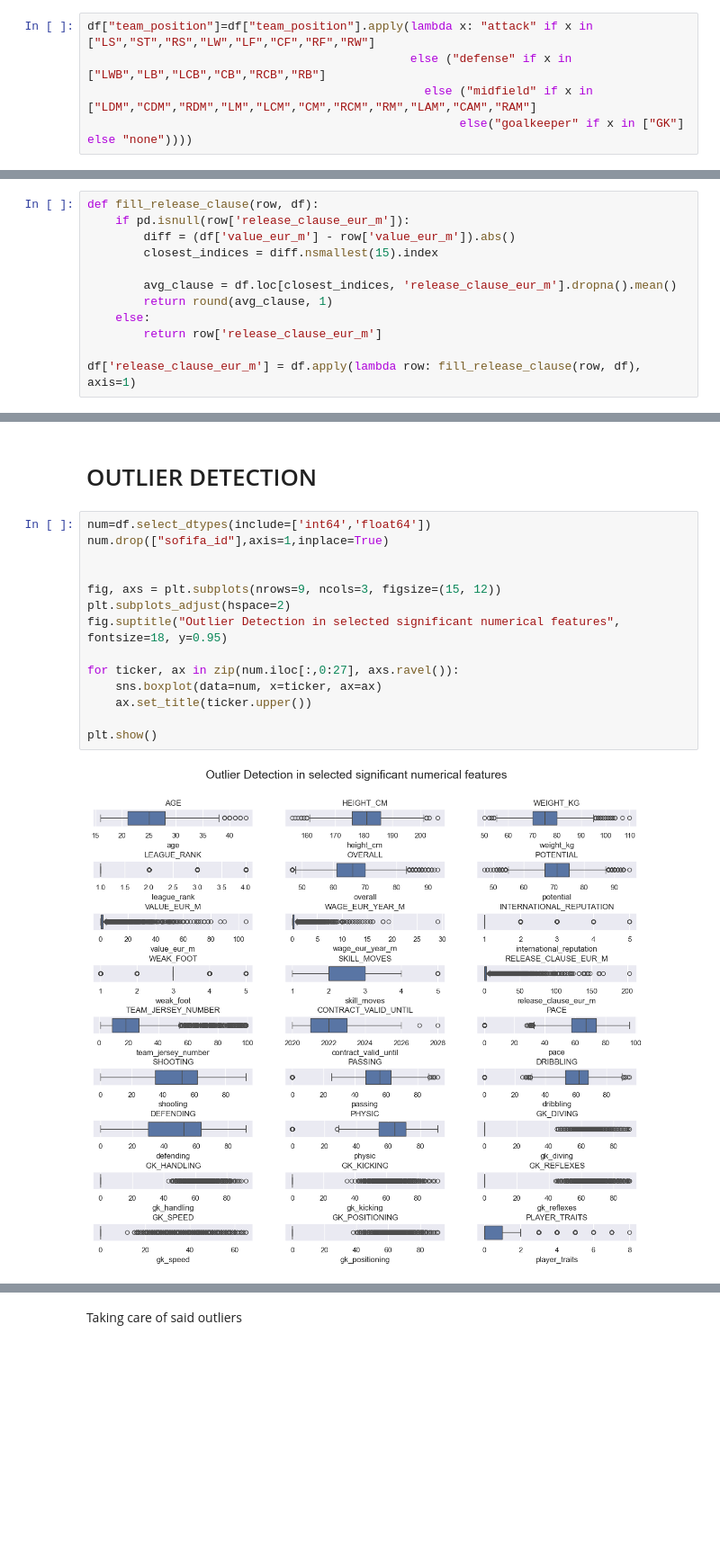
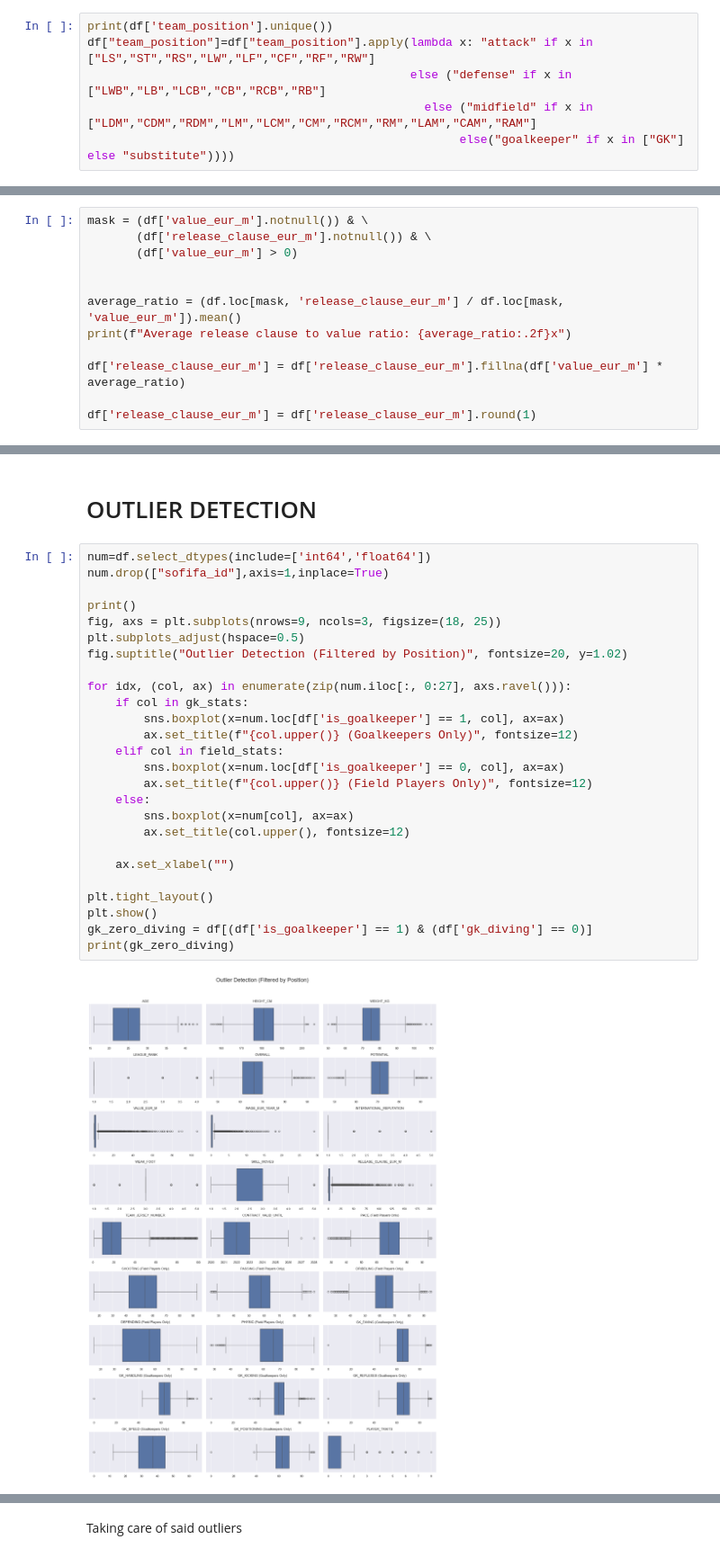
Before and after one commit to CDCSteki/data-science-internship, a Jupyter notebook: notebooks/week1_data_exploration.ipynb, the cells around one changed output, grey strips where cells are left out. Shown at 90% size. Drawn from its saved outputs; the diff is of its cells as text; blank space fills up the shorter version.

```diff
--- a/notebooks/week1_data_exploration.ipynb
+++ b/notebooks/week1_data_exploration.ipynb
@@ -174,7 +174,8 @@ df['is_goalkeeper'] = df['player_positions'].str.contains('GK', na=False).astype
 # %% [markdown]
 Simplify team_position column
 # %%
+print(df['team_position'].unique())
 df["team_position"]=df["team_position"].apply(lambda x: "attack" if x in ["LS","ST","RS","LW","LF","CF","RF","RW"]
                                               else ("defense" if x in ["LWB","LB","LCB","CB","RCB","RB"]
                                                 else ("midfield" if x in ["LDM","CDM","RDM","LM","LCM","CM","RCM","RM","LAM","CAM","RAM"]
-                                                     else("goalkeeper" if x in ["GK"] else "none"))))
+                                                     else("goalkeeper" if x in ["GK"] else "substitute"))))
@@ -223,12 +228,12 @@ Fill release_clause with avg release_clause of 15 players around for players tha
 # %%
-def fill_release_clause(row, df):
-    if pd.isnull(row['release_clause_eur_m']):
-        diff = (df['value_eur_m'] - row['value_eur_m']).abs()
-        closest_indices = diff.nsmallest(15).index
+mask = (df['value_eur_m'].notnull()) & \
+       (df['release_clause_eur_m'].notnull()) & \
+       (df['value_eur_m'] > 0)
 
-        avg_clause = df.loc[closest_indices, 'release_clause_eur_m'].dropna().mean()
-        return round(avg_clause, 1)
-    else:
-        return row['release_clause_eur_m']
 
-df['release_clause_eur_m'] = df.apply(lambda row: fill_release_clause(row, df), axis=1)
+average_ratio = (df.loc[mask, 'release_clause_eur_m'] / df.loc[mask, 'value_eur_m']).mean()
+print(f"Average release clause to value ratio: {average_ratio:.2f}x")
+
+df['release_clause_eur_m'] = df['release_clause_eur_m'].fillna(df['value_eur_m'] * average_ratio)
+
+df['release_clause_eur_m'] = df['release_clause_eur_m'].round(1)
@@ -396,16 +488,28 @@ plt.show()
 # %%
 num=df.select_dtypes(include=['int64','float64'])
 num.drop(["sofifa_id"],axis=1,inplace=True)
 
+print()
+fig, axs = plt.subplots(nrows=9, ncols=3, figsize=(18, 25))
+plt.subplots_adjust(hspace=0.5)
+fig.suptitle("Outlier Detection (Filtered by Position)", fontsize=20, y=1.02)
 
-fig, axs = plt.subplots(nrows=9, ncols=3, figsize=(15, 12))
-plt.subplots_adjust(hspace=2)
-fig.suptitle("Outlier Detection in selected significant numerical features", fontsize=18, y=0.95)
+for idx, (col, ax) in enumerate(zip(num.iloc[:, 0:27], axs.ravel())):
+    if col in gk_stats:
+        sns.boxplot(x=num.loc[df['is_goalkeeper'] == 1, col], ax=ax)
+        ax.set_title(f"{col.upper()} (Goalkeepers Only)", fontsize=12)
+    elif col in field_stats:
+        sns.boxplot(x=num.loc[df['is_goalkeeper'] == 0, col], ax=ax)
+        ax.set_title(f"{col.upper()} (Field Players Only)", fontsize=12)
+    else:
+        sns.boxplot(x=num[col], ax=ax)
+        ax.set_title(col.upper(), fontsize=12)
 
-for ticker, ax in zip(num.iloc[:,0:27], axs.ravel()):
-    sns.boxplot(data=num, x=ticker, ax=ax)
-    ax.set_title(ticker.upper())
+    ax.set_xlabel("")
 
+plt.tight_layout()
 plt.show()
+gk_zero_diving = df[(df['is_goalkeeper'] == 1) & (df['gk_diving'] == 0)]
+print(gk_zero_diving)
 # %% [output]
-[figure, old version]
+[figure, new version]
```
Also changed, not shown: parts of 20 cells of this notebook, 1 other file.
